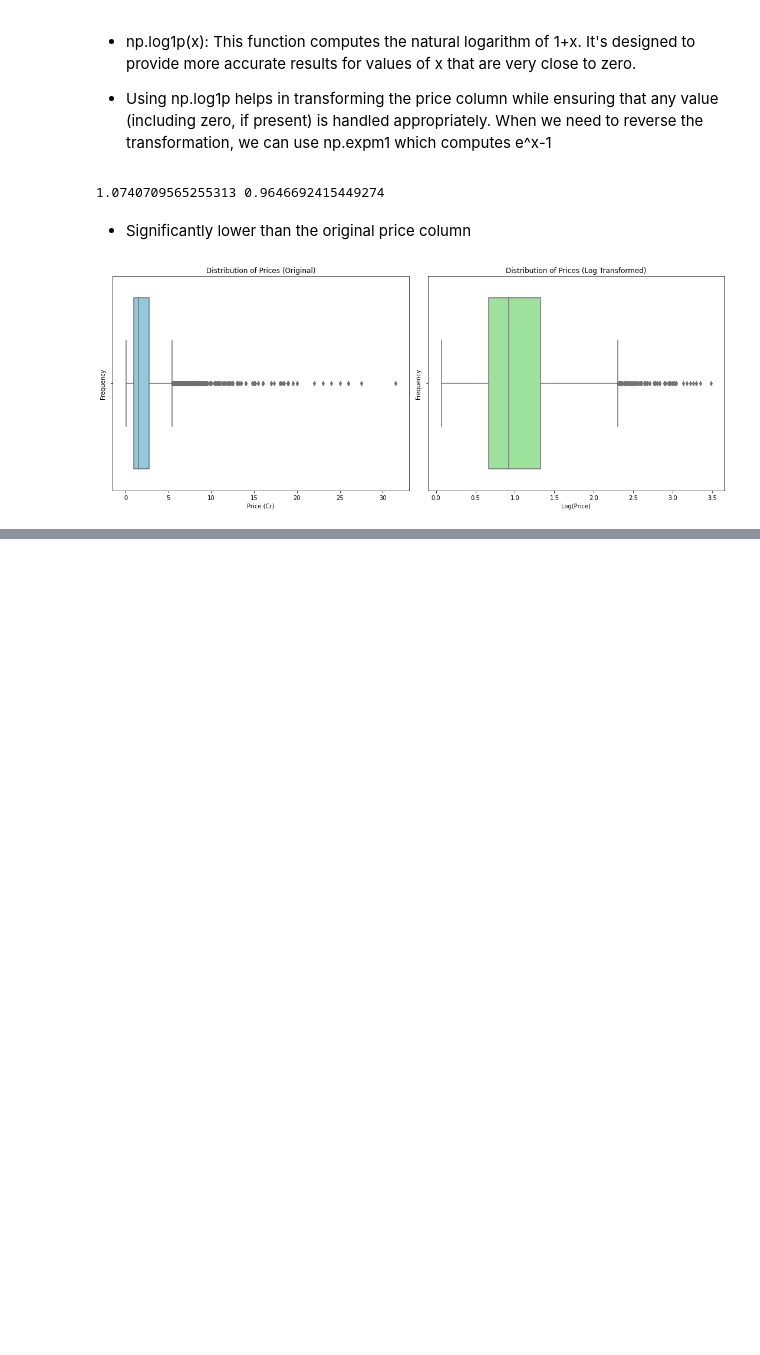
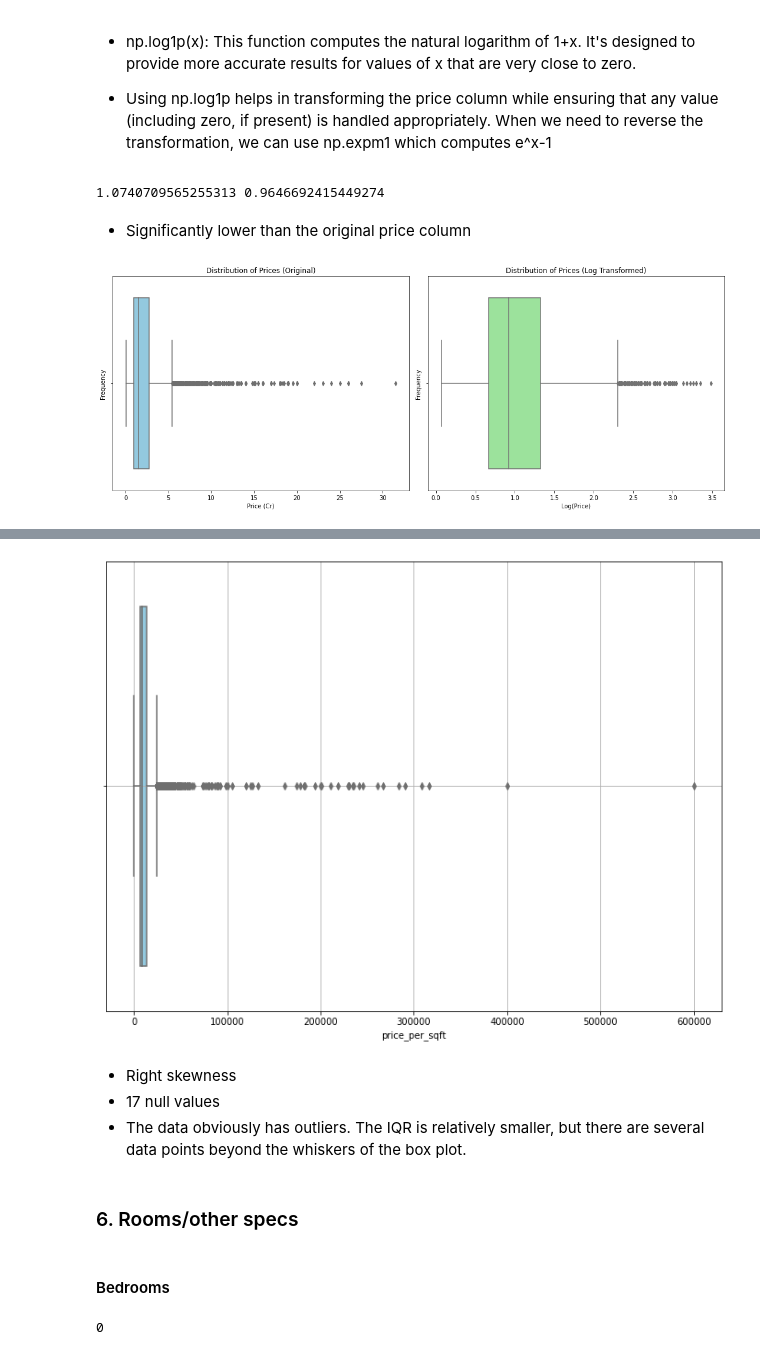
Before and after one commit to cipher499/real_estate_proj, a Jupyter notebook: EDA_univariate.ipynb, the cells around one changed output, grey strips where cells are left out. Drawn from its saved outputs; the diff is of its cells as text; code cells hidden in the pictures; blank space fills up the shorter version.

```diff
--- a/EDA_univariate.ipynb
+++ b/EDA_univariate.ipynb
@@ -371,0 +401,17 @@ plt.show()
+# %%
+sns.boxplot(x=df['price_per_sqft'], color='skyblue')
+plt.grid()
+# %% [output]
+[figure, added]
+# %% [markdown]
+- Right skewness
+- 17 null values
+- The data obviously has outliers. The IQR is relatively smaller, but there are several data points beyond the whiskers of the box plot.
+# %% [markdown]
+### 6. Rooms/other specs
+# %% [markdown]
+#### Bedrooms
+# %%
+df['bedrooms'].isnull().sum()
+# %% [output]
+0
```
Also changed, not shown: parts of 31 cells of this notebook.
